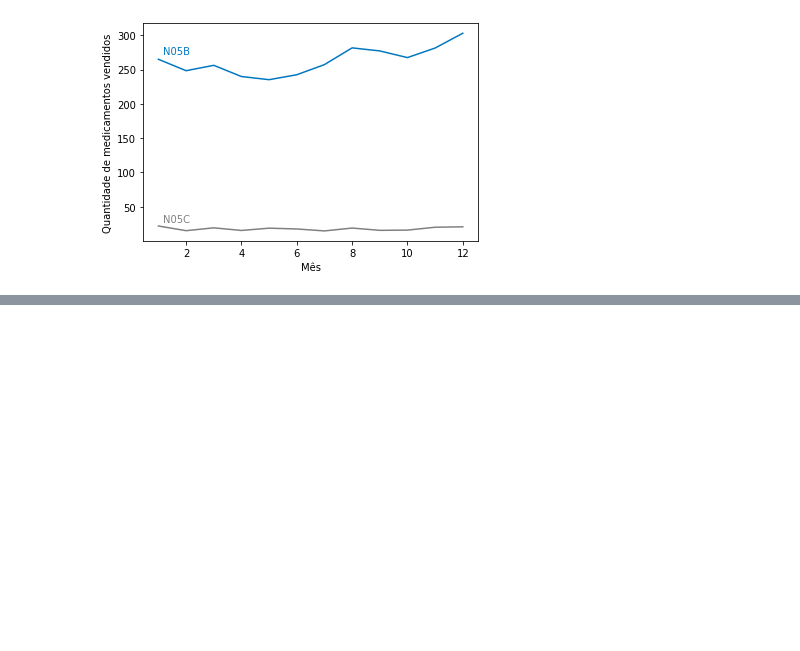
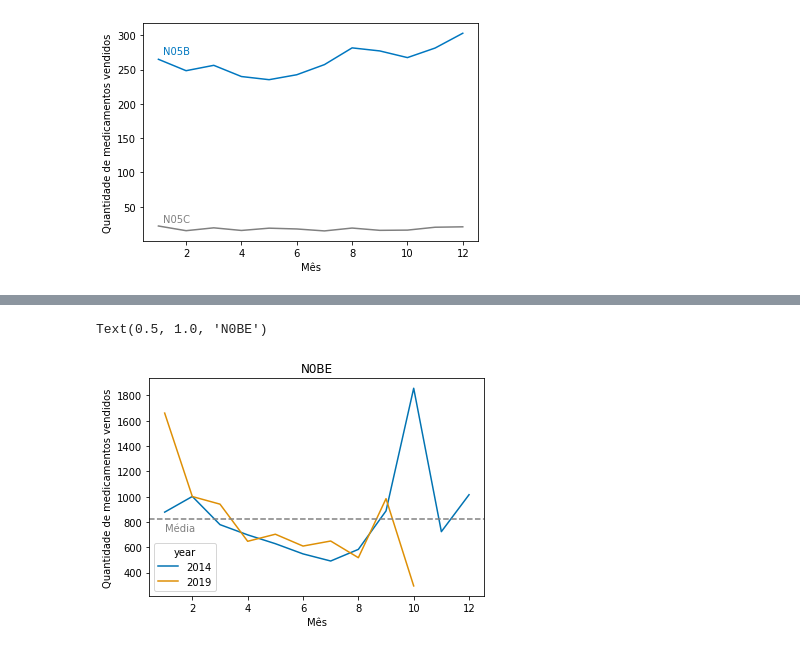
Before and after one commit to ailafelixa/EDA-Pharmaceutical-Sales, a Jupyter notebook: pharma-sales-analysis.ipynb, the cells around one changed output, grey strips where cells are left out. Drawn from its saved outputs; the diff is of its cells as text; code cells hidden in the pictures; blank space fills up the shorter version.

```diff
--- a/pharma-sales-analysis.ipynb
+++ b/pharma-sales-analysis.ipynb
@@ -485,3 +485,11 @@ mx5.set(xlabel='Mês', ylabel='Quantidade de medicamentos vendidos')
 # %% [output]
 [Text(0.5, 0, 'Mês'), Text(0, 0.5, 'Quantidade de medicamentos vendidos')]
 [figure]
+# %%
+#Vamos por fim analisar se a tendência de vendas mensal para as classes de medicamentos mais e menos vendidas.
+#Para isso, vamos novamente analisar novamente nosso start-point e nosso end-point
+
+df_2yb = deepcopy(df_2y)
+df_2yb = df_2yb.loc[:,['N02BE', 'N05C', 'month', 'year']]
+df_2yb = df_2yb.loc[(df_2yb.year==2014) | (df_2yb.year==2019)]
+df_2yb
@@ -487,0 +514,13 @@ mx5.set(xlabel='Mês', ylabel='Quantidade de medicamentos vendidos')
+# %%
+#Abaixo analisaremos a classe de fármacos mais vendida ao longo dos meses, a N02BE
+yx1 = sns.lineplot(x='month', y='N02BE', data=df_2yb, hue='year', palette='colorblind')
+#plt.text(0.09, 0.6, df_2yb.columns[0], horizontalalignment='center',
+     #verticalalignment='center', transform=yx1.transAxes, color='#0077C0')
+yx1.set(xlabel='Mês', ylabel='Quantidade de medicamentos vendidos')
+plt.axhline(df_2yb.N02BE.mean(),xmin=0, xmax=1, color='grey', **{'ls':'--'})
+plt.text(0.09, 0.31, 'Média', horizontalalignment='center',
+     verticalalignment='center', transform=yx1.transAxes, color='grey')
+plt.title('N0BE')
+# %% [output]
+Text(0.5, 1.0, 'N0BE')
+[figure, added]
```
Also changed, not shown: parts of 5 cells of this notebook.
